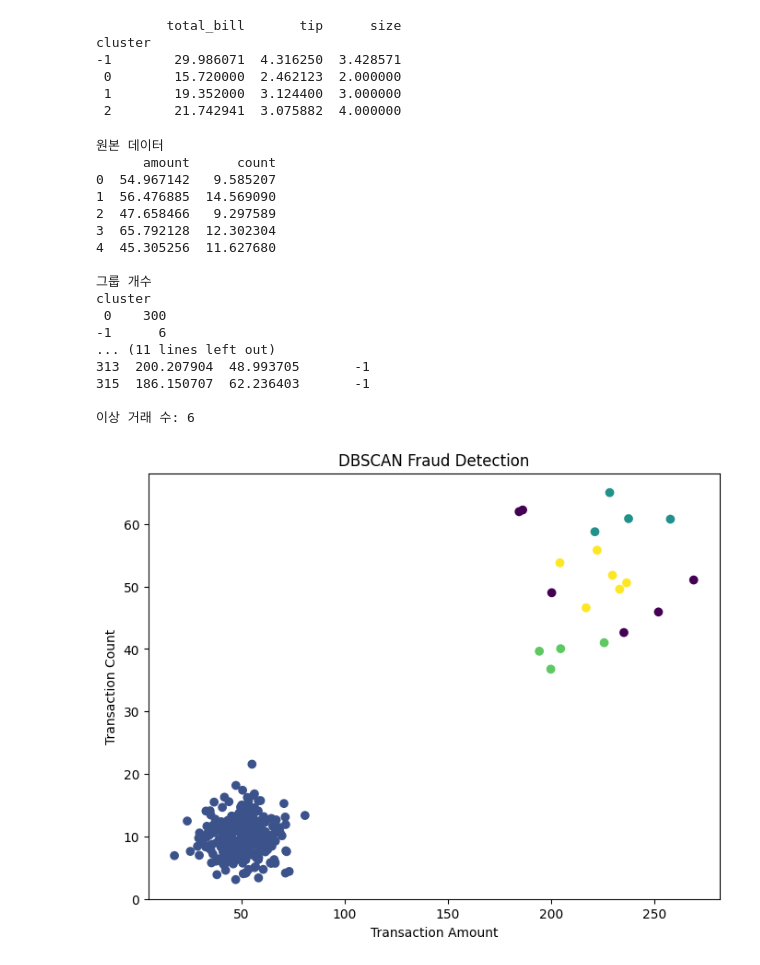
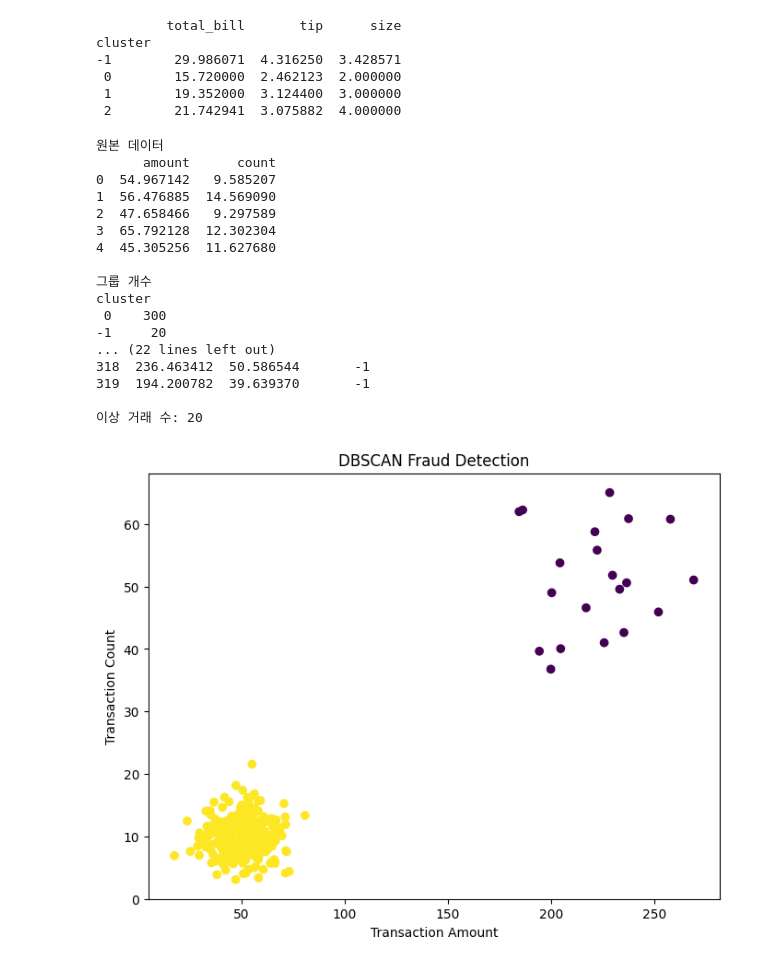
Before and after one commit to n3316202/Gwangsu-AI-Academy-teacher, a Jupyter notebook: 07.머신러닝/비지도-학습/군집/02-DBSCAN/04-DBSCAN-실전-tips-예제.ipynb, the cells around one changed output. Drawn from its saved outputs; the diff is of its cells as text; code cells hidden in the pictures.

```diff
--- a/07.머신러닝/비지도-학습/군집/02-DBSCAN/04-DBSCAN-실전-tips-예제.ipynb
+++ b/07.머신러닝/비지도-학습/군집/02-DBSCAN/04-DBSCAN-실전-tips-예제.ipynb
@@ -134,8 +134,8 @@ X_scaled = scaler.fit_transform(X)
 # --------------------------
 
 model = DBSCAN(
-    eps=0.5,
-    min_samples=4
+    eps=0.38,
+    min_samples=5
 )
 
 model.fit(X_scaled)
@@ -195,36 +195,36 @@ plt.scatter(
     df["count"],
     c=df["cluster"]
 )
 
 plt.xlabel(
     "Transaction Amount"
 )
 
 plt.ylabel(
     "Transaction Count"
 )
 
 plt.title(
     "DBSCAN Fraud Detection"
 )
 
 plt.show()
 # %% [output]
 원본 데이터
       amount      count
 0  54.967142   9.585207
 1  56.476885  14.569090
 2  47.658466   9.297589
 3  65.792128  12.302304
 4  45.305256  11.627680
 
 그룹 개수
 cluster
  0    300
--1      6
-... (11 lines left out)
-313  200.207904  48.993705       -1
-315  186.150707  62.236403       -1
+-1     20
+... (22 lines left out)
+318  236.463412  50.586544       -1
+319  194.200782  39.639370       -1
 
-이상 거래 수: 6
+이상 거래 수: 20
-[figure, old version]
+[figure, new version]
```
